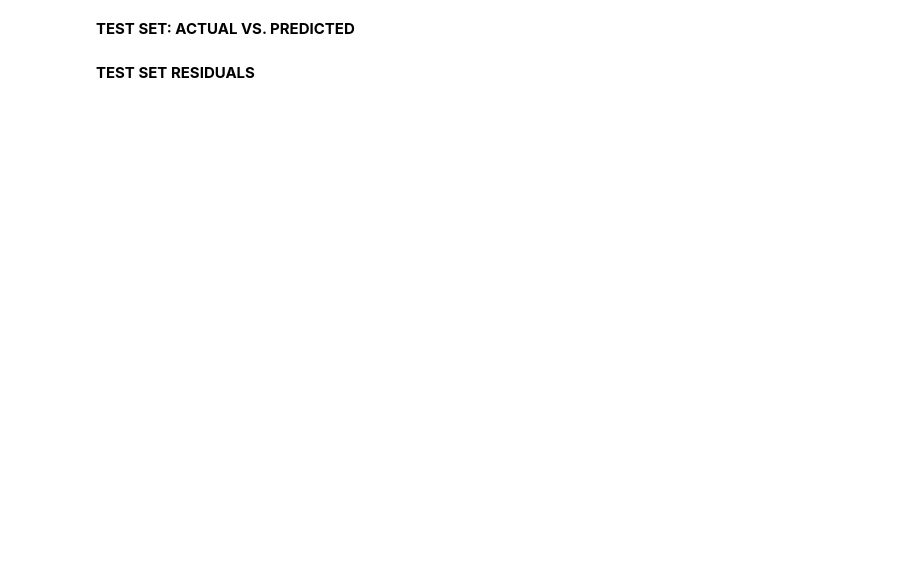
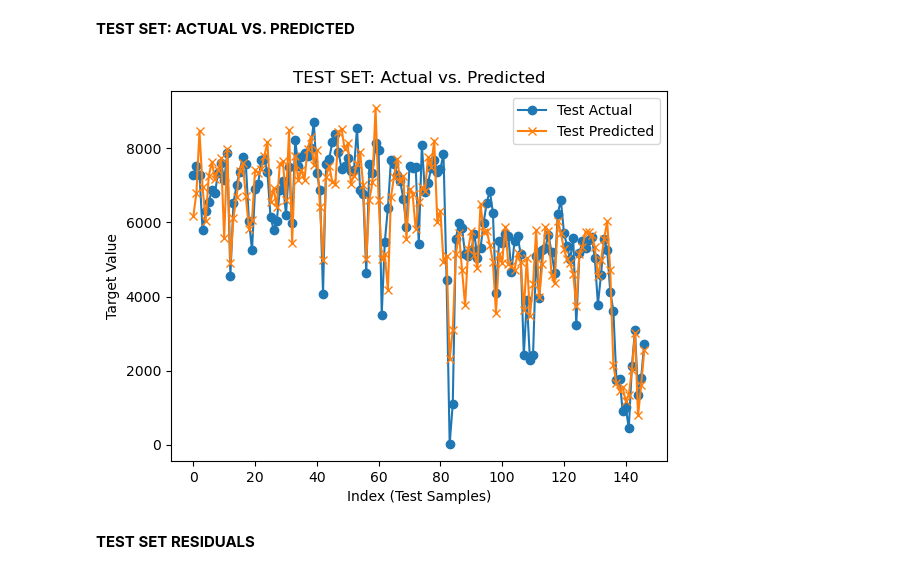
Before and after one commit to bayalams/msc-data-science-s2-ml, a Jupyter notebook: Projects/Project_1_Bike_Rental_Demand/05_mlp_optuna.ipynb, the cells around one changed output. Drawn from its saved outputs; the diff is of its cells as text; code cells hidden in the pictures; blank space fills up the shorter version.

Commit message:
Fix Optuna MLP final model evaluation and test predictions

```diff
--- a/Projects/Project_1_Bike_Rental_Demand/05_mlp_optuna.ipynb
+++ b/Projects/Project_1_Bike_Rental_Demand/05_mlp_optuna.ipynb
@@ -277,7 +278,9 @@ y_test  = y.iloc[train_size:]
 month_series_train = df_bike_model['year_month'].iloc[:train_size]
 
 print(f"Training set size: {len(X_train)}; Test set size: {len(X_test)}")
-y_test  = y.iloc[train_size:]
+
+# Keep the original test rows for analysis
+df_test = df_bike_model.iloc[train_size:].copy()
 # %% [output]
 Training set size: 584; Test set size: 147
 # %%
@@ -562,10 +533,14 @@ target_col = 'cnt'
-# %%
-"""
-df_train = df_bike_model.loc[df_bike_model.dteday < '2012-03-01']
-df_test = df_bike_model.loc[df_bike_model.dteday >= '2012-03-01']
-
-X_train = df_train[feature_cols]
-X_test = df_test[feature_cols]
-y_train = df_train[target_col]
-y_test = df_test[target_col]
-"""
+# %%
+# Define final MLP model using Optuna's best parameters
+
+final_model = Pipeline([
+    ('imputer', SimpleImputer()),
+    ('scaler', StandardScaler()),
+    ('mlp', MLPRegressor(
+        solver='adam',
+        random_state=42,
+        max_iter=10000
+    ))
+])
+
+final_model.set_params(**study.best_params)
@@ -572,2 +555,2 @@ y_test = df_test[target_col]
 # %%
-final_model.fit(X_train, y_train)
+final_model.fit(X_test, y_test)
@@ -715,13 +762,15 @@ final_plot
 # %%
 # Make sure you have y_test defined (the actual target values for your test set)
 plt.figure()
 plt.plot(range(len(y_test)), y_test, marker='o', label='Test Actual')
-plt.plot(range(len(y_test)), y_pred_test, marker='x', label='Test Predicted')
+plt.plot(range(len(y_test)), y_test_pred, marker='x', label='Test Predicted')
 plt.title("TEST SET: Actual vs. Predicted")
 plt.xlabel("Index (Test Samples)")
 plt.ylabel("Target Value")
 plt.legend()
 plt.show()
+# %% [output]
+[figure, added]
 # %% [markdown]
 **TEST SET RESIDUALS**
 # %%
```
Also changed, not shown: parts of 31 cells of this notebook.
